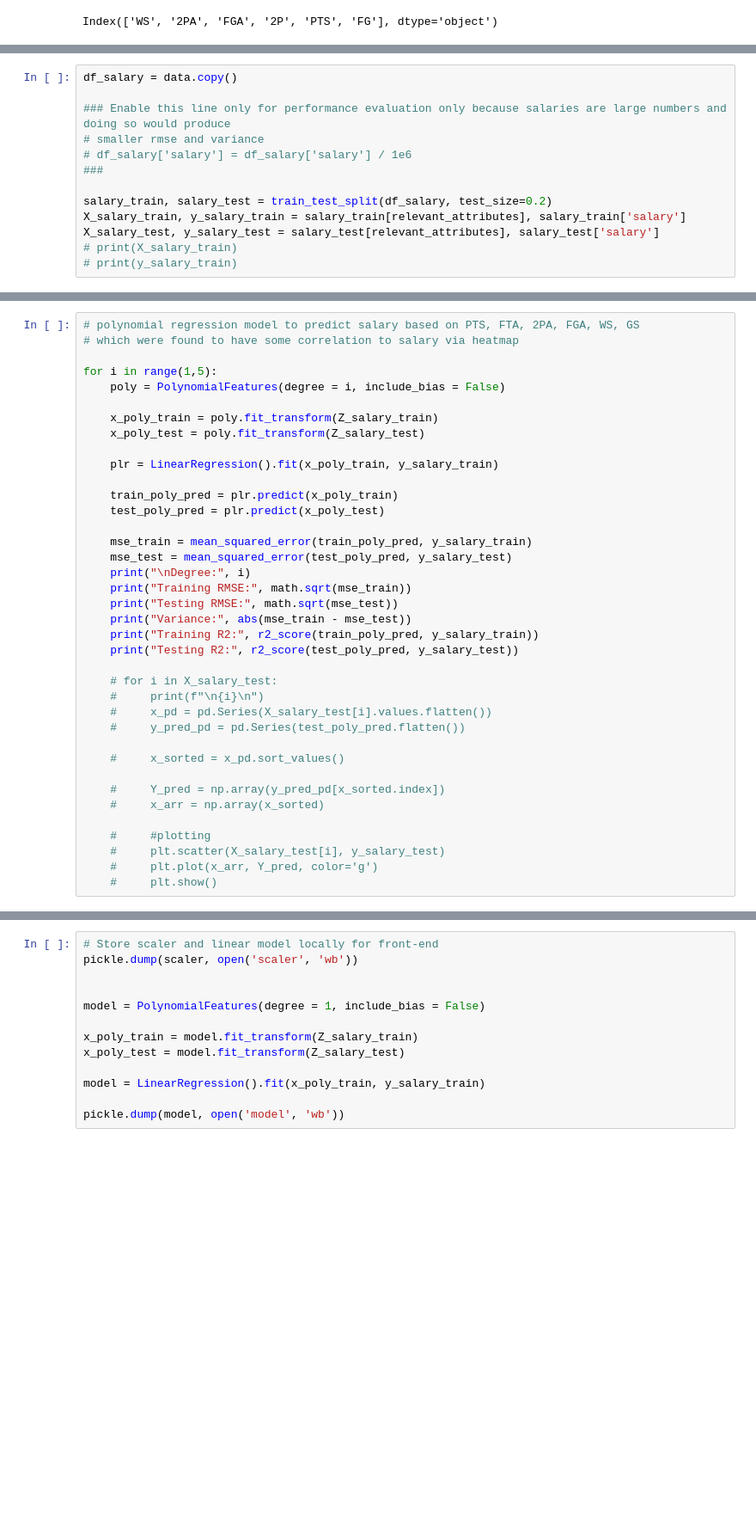
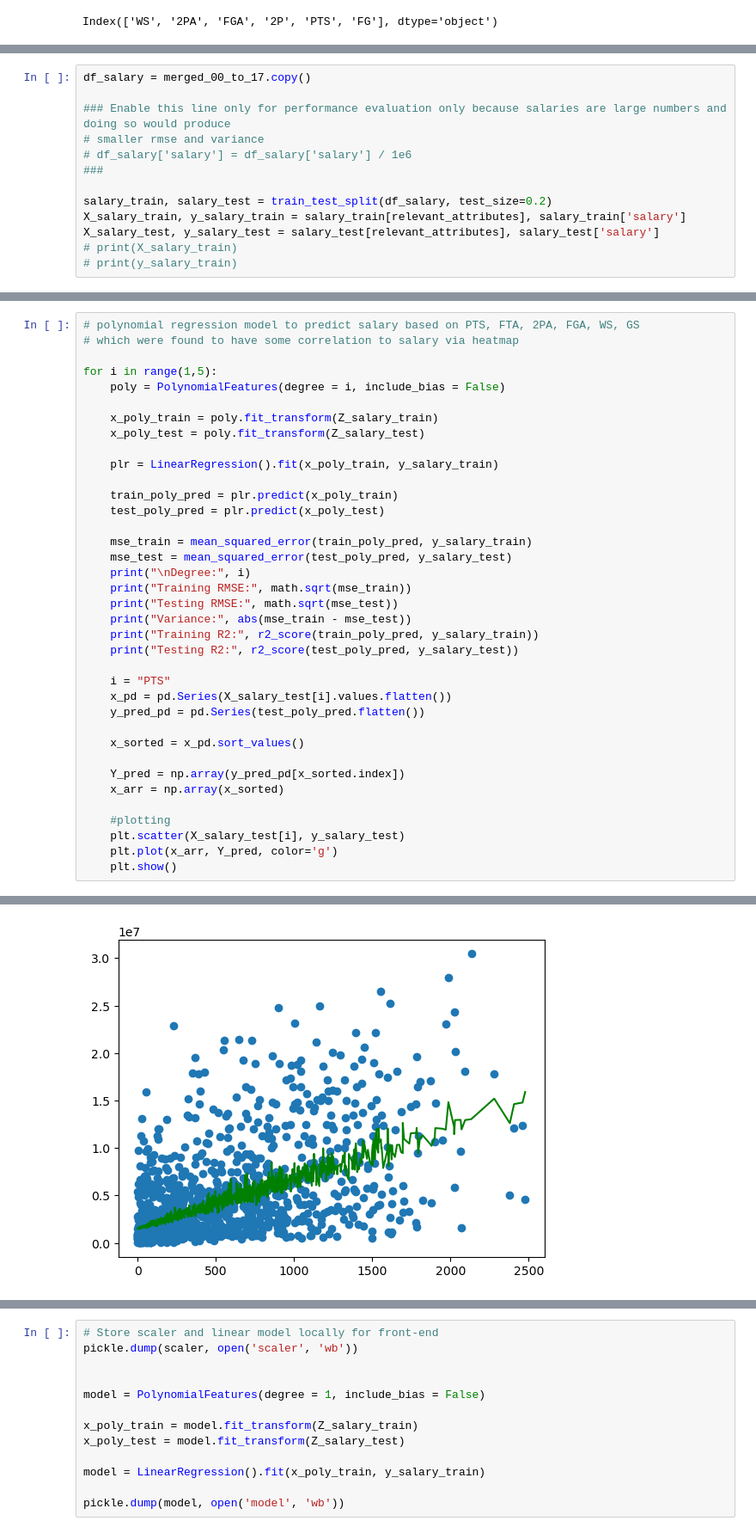
Before and after one commit to ben983593140/171-final-project, a Jupyter notebook: polynomial_regressor.ipynb, the cells around one changed output, grey strips where cells are left out. Shown: that part at 86% size. Saved outputs shown, nothing was run; the diff lists cells and outputs as text; blank space fills up the shorter version.

```diff
--- a/polynomial_regressor.ipynb
+++ b/polynomial_regressor.ipynb
@@ -178,5 +180,5 @@ data = data.drop(['Year'], axis=1)
 # %%
-df_salary = data.copy()
+df_salary = merged_00_to_17.copy()
 
 ### Enable this line only for performance evaluation only because salaries are large numbers and doing so would produce
 # smaller rmse and variance
@@ -231,19 +221,18 @@ for i in range(1,5):
     print("Training R2:", r2_score(train_poly_pred, y_salary_train))
     print("Testing R2:", r2_score(test_poly_pred, y_salary_test))
 
-    # for i in X_salary_test:
-    #     print(f"\n{i}\n")
-    #     x_pd = pd.Series(X_salary_test[i].values.flatten())
-    #     y_pred_pd = pd.Series(test_poly_pred.flatten())
+    i = "PTS"
+    x_pd = pd.Series(X_salary_test[i].values.flatten())
+    y_pred_pd = pd.Series(test_poly_pred.flatten())
 
-    #     x_sorted = x_pd.sort_values()
+    x_sorted = x_pd.sort_values()
 
-    #     Y_pred = np.array(y_pred_pd[x_sorted.index])
-    #     x_arr = np.array(x_sorted)
+    Y_pred = np.array(y_pred_pd[x_sorted.index])
+    x_arr = np.array(x_sorted)
 
-    #     #plotting
-    #     plt.scatter(X_salary_test[i], y_salary_test)
-    #     plt.plot(x_arr, Y_pred, color='g')
-    #     plt.show()
+    #plotting
+    plt.scatter(X_salary_test[i], y_salary_test)
+    plt.plot(x_arr, Y_pred, color='g')
+    plt.show()
 # %% [output]
 Degree: 1
@@ -265,0 +244 @@ Testing R2: -9.802462511299126e-05
+[figure, added]
```
Also changed, not shown: parts of 6 cells of this notebook, 3 other files.
